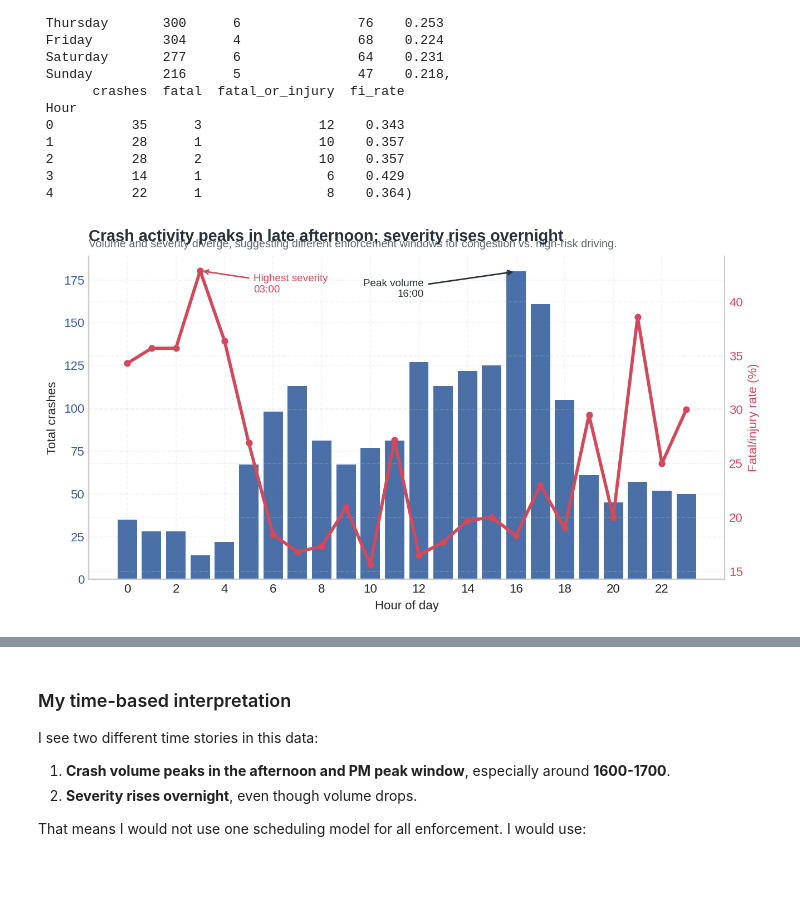
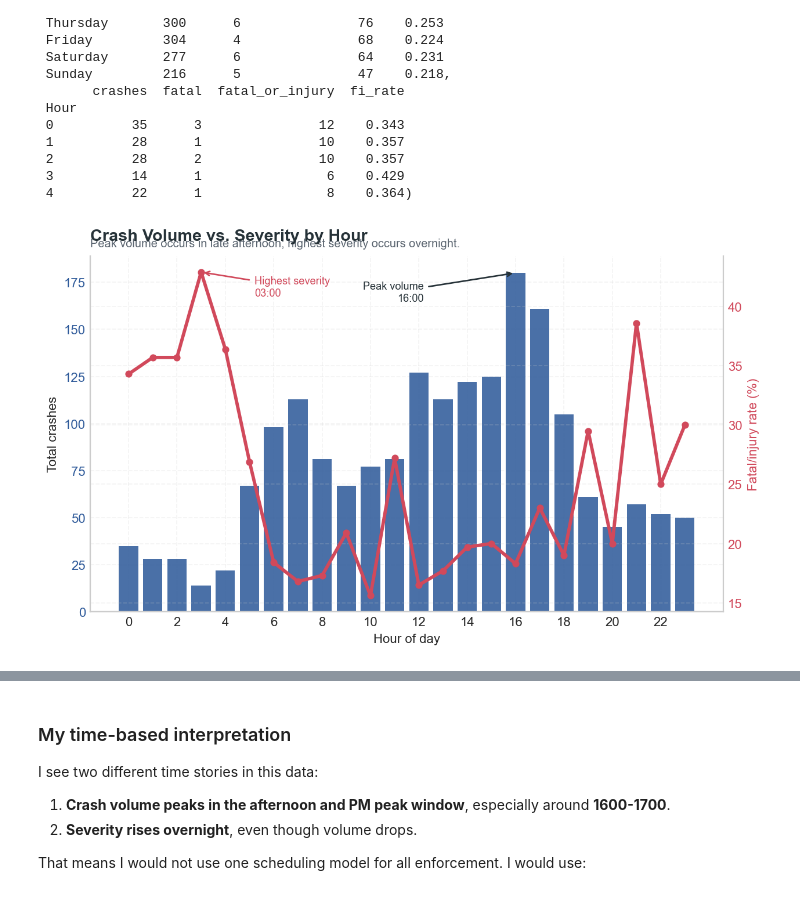
Before and after one commit to jhamm2315/troop3A_analysis, a Jupyter notebook: notebook/troop3A_tactical_analysis.ipynb, the cells around one changed output, grey strips where cells are left out. Saved outputs shown, nothing was run; the diff lists cells and outputs as text; code cells hidden in the pictures.

```diff
--- a/notebook/troop3A_tactical_analysis.ipynb
+++ b/notebook/troop3A_tactical_analysis.ipynb
@@ -29,6 +29,12 @@ import matplotlib as mpl
 from pathlib import Path
 import re
 import textwrap
+from pathlib import Path
+
+DATA_PATH = Path("../data/troop3A_crash_data.xlsx")
+
+if not DATA_PATH.exists():
+    raise FileNotFoundError("Data file not found. Place it in the /data folder.")
 
 plt.style.use("seaborn-v0_8-whitegrid")
 mpl.rcParams.update({
@@ -48,7 +54,7 @@ SECONDARY = "#D1495B"   # severity / fatal-injury burden
 ACCENT = "#3CAEA3"      # supporting accent
 DARK = "#263238"
 
-DATA_PATH = Path("../Copy of 3A_2ndQtr_2021-2025_CrashHdr_8846552366611241510.xlsx")
+DATA_PATH = Path("../data/troop3A_crash_data.xlsx")
 OUTPUT_DIR = Path("charts")
 OUTPUT_DIR.mkdir(exist_ok=True, parents=True)
 
@@ -413,52 +550,71 @@ day_stats, hour_stats.head()
  3          14      1                6    0.429
  4          22      1                8    0.364)
 # %%
-fig, ax1 = plt.subplots(figsize=(8.3, 4.6))
+fig, ax1 = plt.subplots(figsize=(8.8, 5.4))
 
-ax1.bar(hour_stats.index, hour_stats["crashes"], color=PRIMARY, alpha=0.88, width=0.8)
+# Bars: total crash volume
+ax1.bar(
+    hour_stats.index,
+    hour_stats["crashes"],
+    color=PRIMARY,
+    alpha=0.88,
+    width=0.8
+)
+
 executive_axes(
     ax1,
-    "Crash activity peaks in late afternoon; severity rises overnight",
-    "Volume and severity diverge, suggesting different enforcement windows for congestion vs. high-risk driving.",
+    "Crash Volume vs. Severity by Hour",
+    "Peak volume occurs in late afternoon; highest severity occurs overnight.",
     xlabel="Hour of day",
     ylabel="Total crashes"
 )
+
 ax1.set_xticks(range(0, 24, 2))
 ax1.tick_params(axis="y", labelcolor=PRIMARY)
 
+# Line: fatal/injury rate
 ax2 = ax1.twinx()
-ax2.plot(hour_stats.index, hour_stats["fi_rate"] * 100, color=SECONDARY, marker="o", linewidth=2.6, markersize=4.5)
+ax2.plot(
+    hour_stats.index,
+    hour_stats["fi_rate"] * 100,
+    color=SECONDARY,
+    marker="o",
+    linewidth=2.6,
+    markersize=4.5
+)
 ax2.set_ylabel("Fatal/injury rate (%)", color=SECONDARY)
 ax2.tick_params(axis="y", labelcolor=SECONDARY)
 ax2.spines["top"].set_visible(False)
 
+# Key points
 peak_hr = int(hour_stats["crashes"].idxmax())
 sev_hr = int(hour_stats["fi_rate"].idxmax())
 
 ax2.annotate(
     f"Highest severity\n{sev_hr:02d}:00",
     xy=(sev_hr, hour_stats.loc[sev_hr, "fi_rate"] * 100),
     xytext=(sev_hr + 2.2, hour_stats["fi_rate"].max() * 100 - 2),
     arrowprops=dict(arrowstyle="->", color=SECONDARY, lw=1.2),
-    fontsize=8.5,
+    fontsize=8.2,
     color=SECONDARY,
     ha="left"
 )
 
 ax1.annotate(
     f"Peak volume\n{peak_hr:02d}:00",
     xy=(peak_hr, hour_stats.loc[peak_hr, "crashes"]),
     xytext=(peak_hr - 3.8, hour_stats["crashes"].max() - 15),
     arrowprops=dict(arrowstyle="->", color=DARK, lw=1.2),
-    fontsize=8.5,
+    fontsize=8.2,
     color=DARK,
     ha="right"
 )
 
-fig.tight_layout()
-fig.savefig(OUTPUT_DIR / "03_hour_profile.png", bbox_inches="tight")
+# Final layout
+fig.subplots_adjust(top=0.82)
+fig.savefig(OUTPUT_DIR / "03_hour_profile.png", bbox_inches="tight", pad_inches=0.35)
 plt.show()
 # %% [output]
-[figure, old version]
+[figure, new version]
 # %%
 heatmap = (
```
Also changed, not shown: parts of 6 cells of this notebook, 6 other files.
